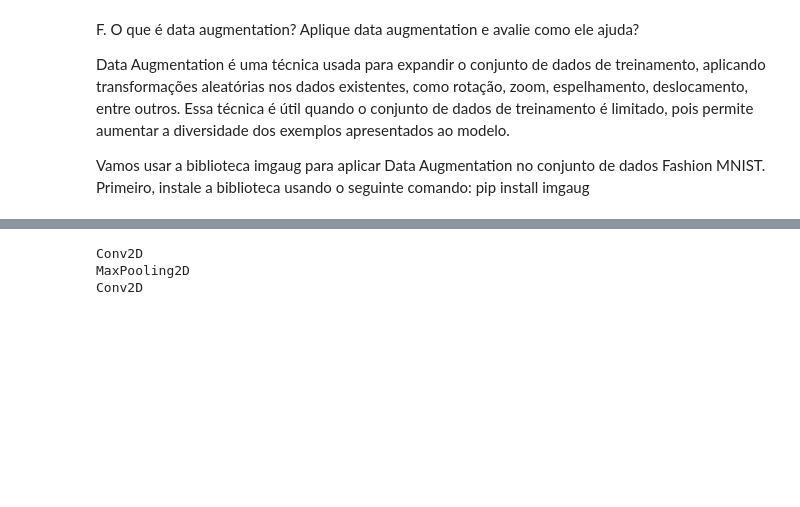
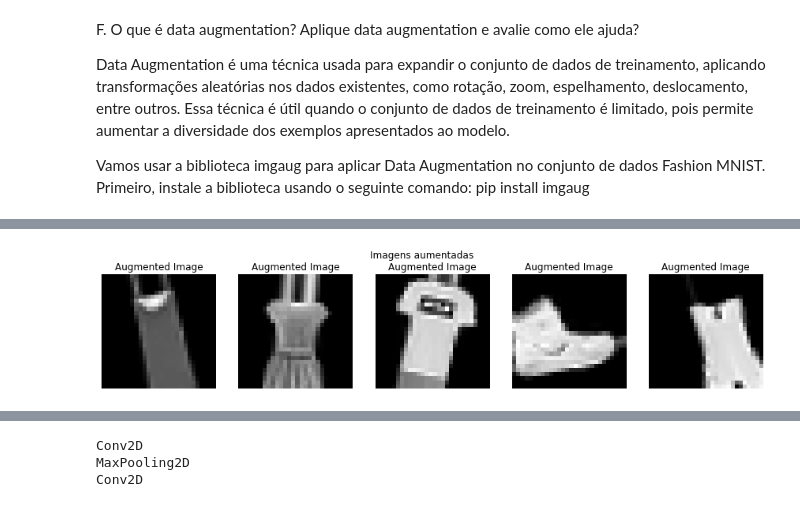
Before and after one commit to xiforivia/IA-CNN, a Jupyter notebook: fashion_mnist.ipynb, the cells around one changed output, grey strips where cells are left out. Cells and saved outputs as stored; diff of their text form; code cells hidden in the pictures; blank space fills up the shorter version.

```diff
--- a/fashion_mnist.ipynb
+++ b/fashion_mnist.ipynb
@@ -311,0 +529,15 @@ augmenter = iaa.Sequential([
+# %%
+# Gerar algumas imagens aumentadas usando o gerador de data augmentation
+augmented_images = datagen.flow(train_images[:5], train_labels[:5], batch_size=1)
+
+# Plotar as imagens aumentadas
+fig, axes = plt.subplots(1, 5, figsize=(15, 3))
+for i, ax in enumerate(axes):
+    augmented_image = augmented_images.next()[0]
+    ax.imshow(augmented_image.reshape(28, 28), cmap='gray')
+    ax.set_title('Augmented Image')
+    ax.axis('off')
+plt.suptitle('Imagens aumentadas')
+plt.show()
+# %% [output]
+[figure, added]
```
Also changed, not shown: parts of 24 cells of this notebook, 1 other file.
